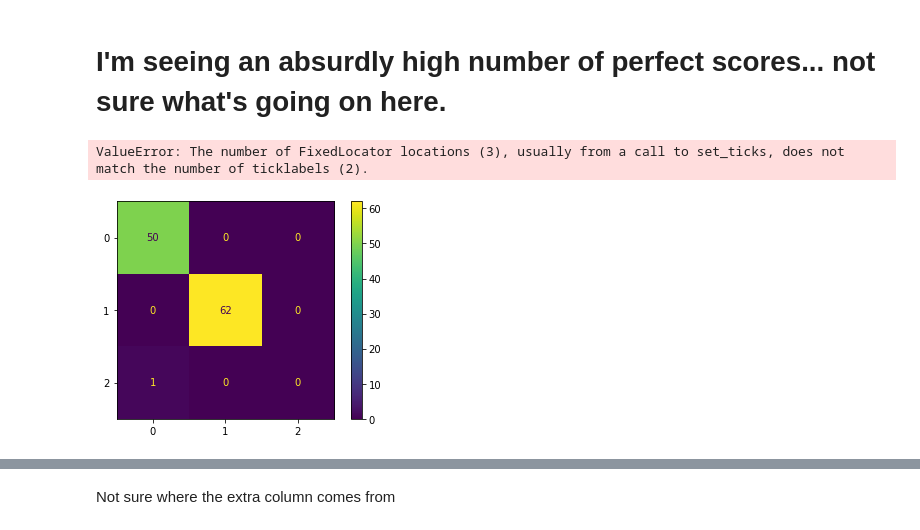
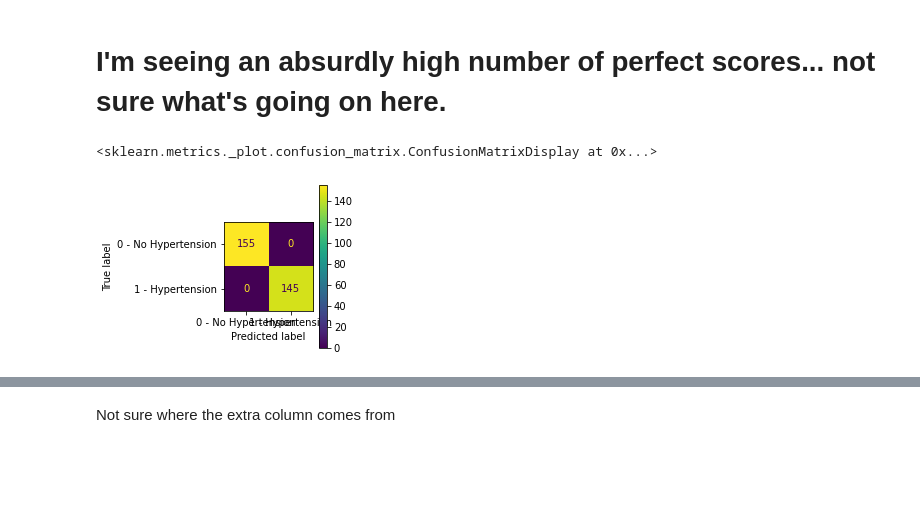
Before and after one commit to namarsha/MotherSignificantFeatureProject, a Jupyter notebook: DSP -- Attempt One MSF Dataset.ipynb, the cells around one changed output, grey strips where cells are left out. Saved outputs shown, nothing was run; the diff lists cells and outputs as text; code cells hidden in the pictures; blank space fills up the shorter version.

Commit message:
adds some work with correlation. column 11 100% correlates with hypertension. removes column 11

```diff
--- a/DSP -- Attempt One MSF Dataset.ipynb
+++ b/DSP -- Attempt One MSF Dataset.ipynb
@@ -136,0 +147,4 @@ df_code.head()
+# %%
+sn.heatmap(corr_matrix, annot=True)
+plt.rcParams['figure.figsize'] = [5, 6]
+plt.show()
@@ -136,0 +187,5 @@ df_code.head()
+# %%
+corr_matrix = df_corr.corr()
+sn.heatmap(corr_matrix, annot=True)
+plt.rcParams['figure.figsize'] = [2,3]
+plt.show()
@@ -194,7 +251,7 @@ Since we have a small enough dataset, I can just list the categorical variable n
 ## Values are commented out because they were removed due to the 250 null values
 cat_cols_list = ['7',
                 '10',
-                '11',
+                #'11', removed because extremely correlated with target variable.
                 '13',
                 '15',
                 '16',
@@ -516,7 +573,7 @@ Name: 112, dtype: int64
 ## Random Forest Model
 # %%
 from sklearn.model_selection import train_test_split
-X_train, X_test, y_train, y_test = train_test_split(X, y, random_state = 42)
+X_train, X_test, y_train, y_test = train_test_split(X, y, train_size=.3333, random_state = 42)
 # %%
 from datetime import datetime # for timing algorithms
 # %%
@@ -572,13 +629,13 @@ that took 0:01:34.669403
 # %% [markdown]
 # I'm seeing an absurdly high number of perfect scores... not sure what's going on here.
 # %%
-plot_confusion_matrix(clf_cv.,
+plot_confusion_matrix(clf_cv,
                       X_test,
                       y_test,
                       display_labels=["0 - No Hypertension", "1 - Hypertension"])
 # %% [output]
-ValueError: The number of FixedLocator locations (3), usually from a call to set_ticks, does not match the number of ticklabels (2).
+<sklearn.metrics._plot.confusion_matrix.ConfusionMatrixDisplay at 0x...>
-[figure, old version]
+[figure, new version]
 # %%
 plot_confusion_matrix(rf_class,
                       X_test,
```
Also changed, not shown: parts of 17 cells of this notebook.
